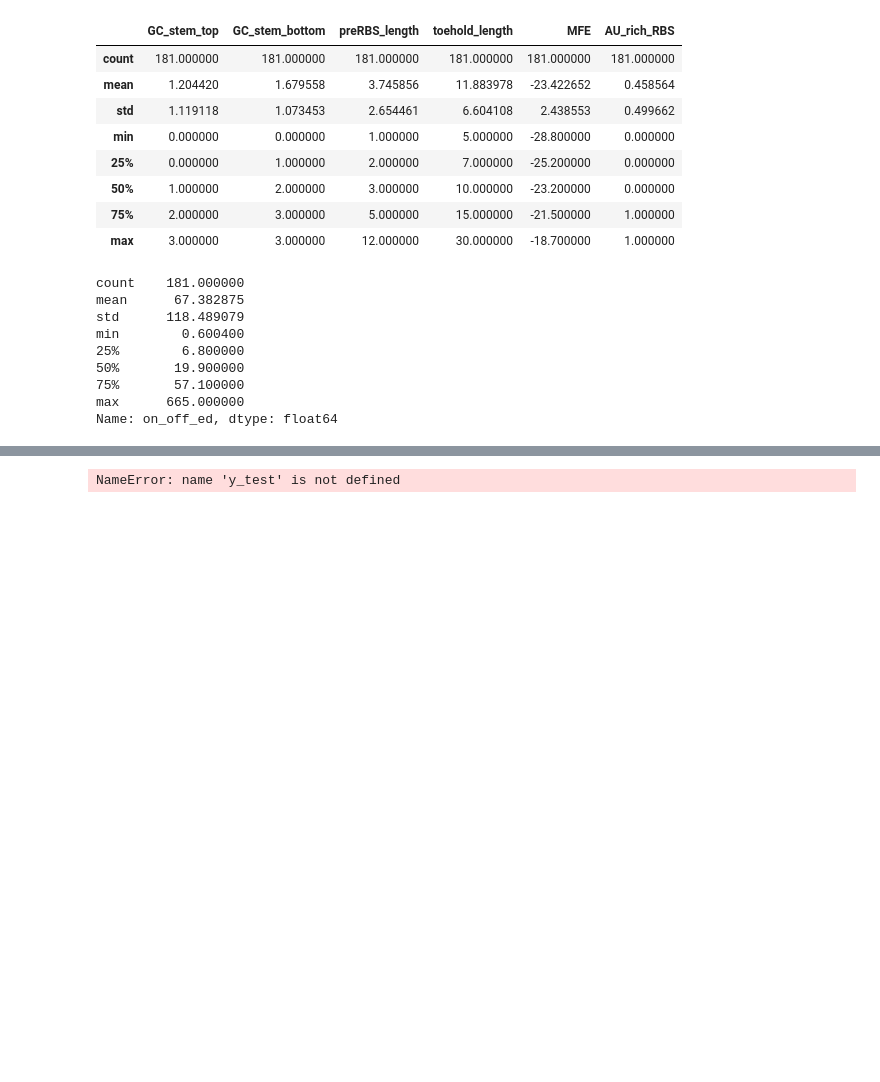
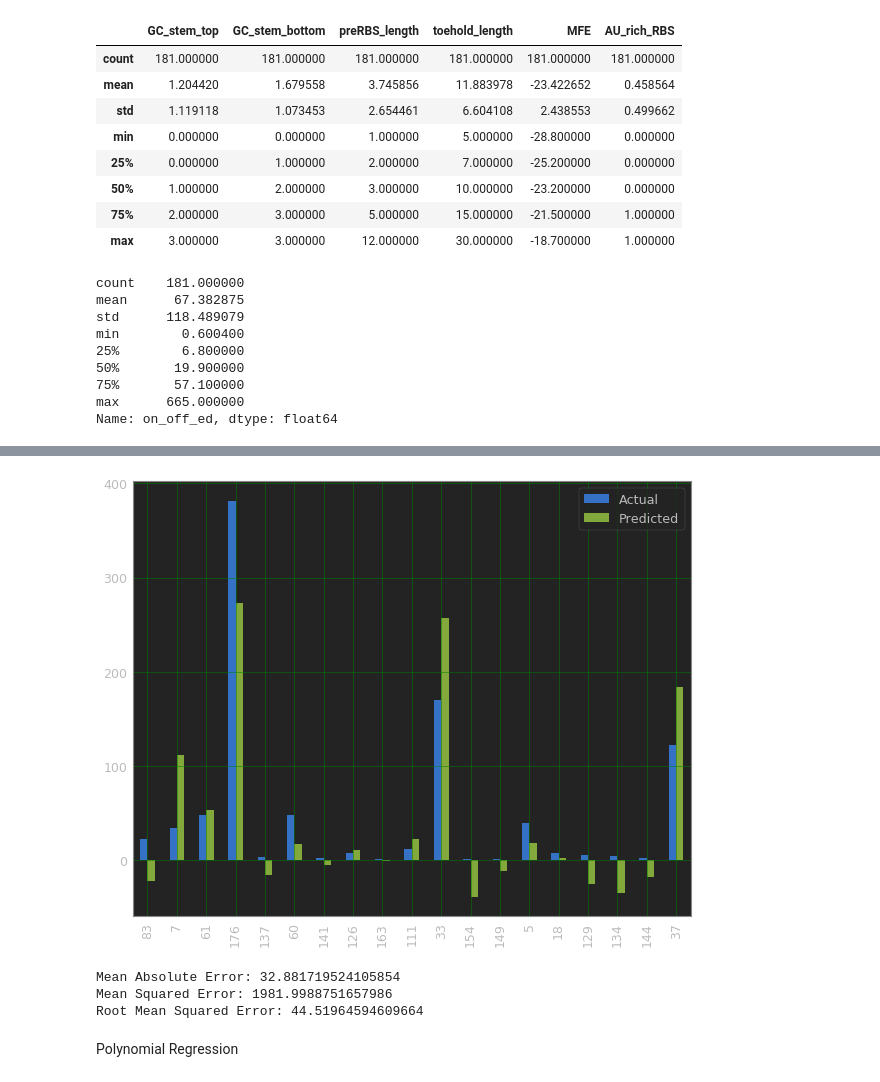
Before and after one commit to SASTRA-iGEM2019/ToeholdSwitchDesign, a Jupyter notebook: toehold_predict.ipynb, the cells around one changed output, grey strips where cells are left out. Saved outputs shown, nothing was run; the diff lists cells and outputs as text; code cells hidden in the pictures; blank space fills up the shorter version.

```diff
--- a/toehold_predict.ipynb
+++ b/toehold_predict.ipynb
@@ -75,0 +97,9 @@ corr
+# %%
+regressor = LinearRegression(normalize=True)
+regressor.fit(X_train, Y_train)
+Y_pred = regressor.predict(X_test)
+r2 = regressor.score(X_test,Y_test)
+rms = np.sqrt(metrics.mean_squared_error(Y_test,Y_pred))
+# %%
+linear = pd.DataFrame({'Actual': Y_test, 'Predicted': Y_pred})
+linear.head()
@@ -76,27 +113,15 @@ corr
 # %%
-y_pred = regressor.predict(X_test)
-
-df = pd.DataFrame({'Actual ON/OFF': y_test, 'Predicted ON/OFF': y_pred})
-first15 = df.head(15)
-print(first15)
-
-
-
-
-df.plot(kind='bar',figsize=(10,8))
+linear.plot(kind='bar',figsize=(10,8))
 plt.grid(which='major', linestyle='-', linewidth='0.5', color='green')
 plt.grid(which='minor', linestyle=':', linewidth='0.5', color='black')
 plt.show()
-
-
-
-print('Mean Absolute Error:', metrics.mean_absolute_error(y_test, y_pred))
-print('Mean Squared Error:', metrics.mean_squared_error(y_test, y_pred))
-print('Root Mean Squared Error:', np.sqrt(metrics.mean_squared_error(y_test, y_pred)))
-print("R-squared Value: ",metrics.r2_score(y_test, y_pred, sample_weight=None, multioutput='uniform_average'))
-
-X = sm.add_constant(X)
-model = sm.OLS(y,X).fit()
-model.summary()
+print('Mean Absolute Error:', metrics.mean_absolute_error(Y_test,Y_pred))
+print('Mean Squared Error:', metrics.mean_squared_error(Y_test,Y_pred))
+print('Root Mean Squared Error:', np.sqrt(metrics.mean_squared_error(Y_test,Y_pred)))
 # %% [output]
+[figure, added]
-NameError: name 'y_test' is not defined
+Mean Absolute Error: 32.881719524105854
+Mean Squared Error: 1981.9988751657986
+Root Mean Squared Error: 44.51964594609664
+# %% [markdown]
+Polynomial Regression
```
Also changed, not shown: parts of 12 cells of this notebook.
